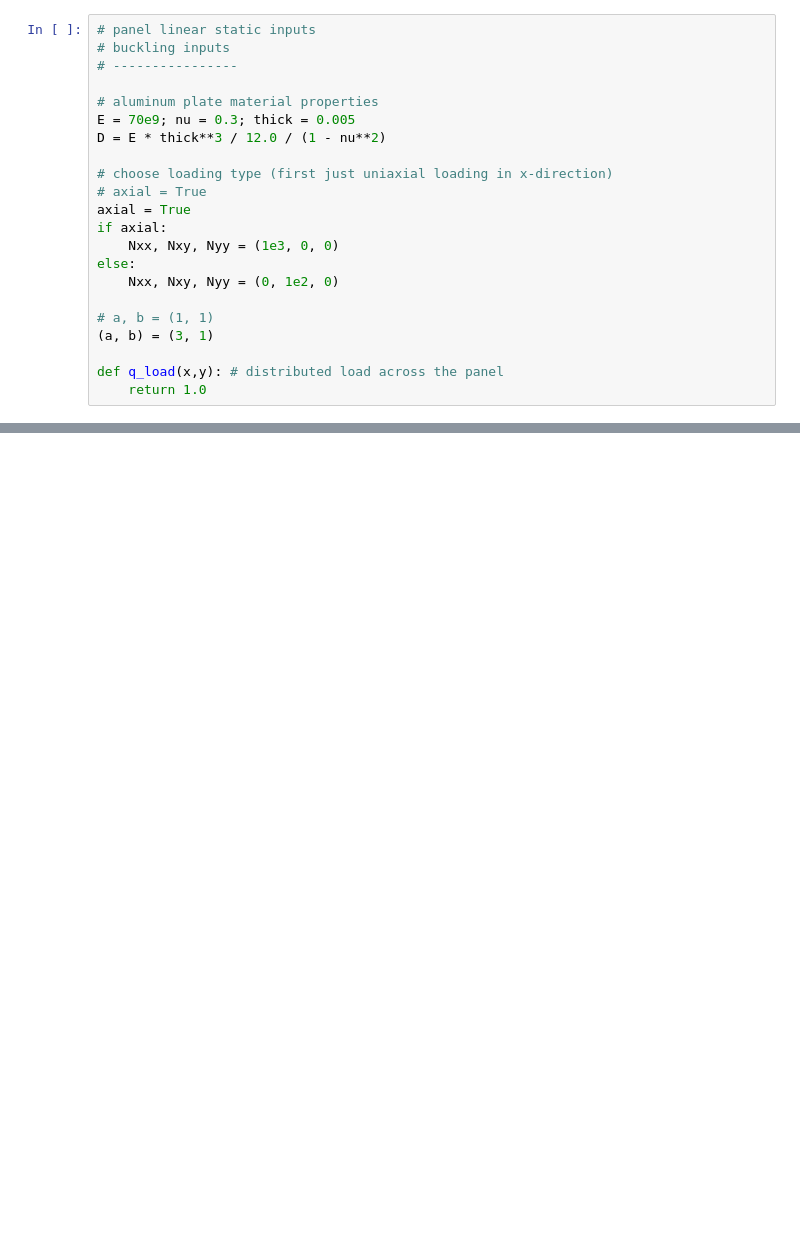
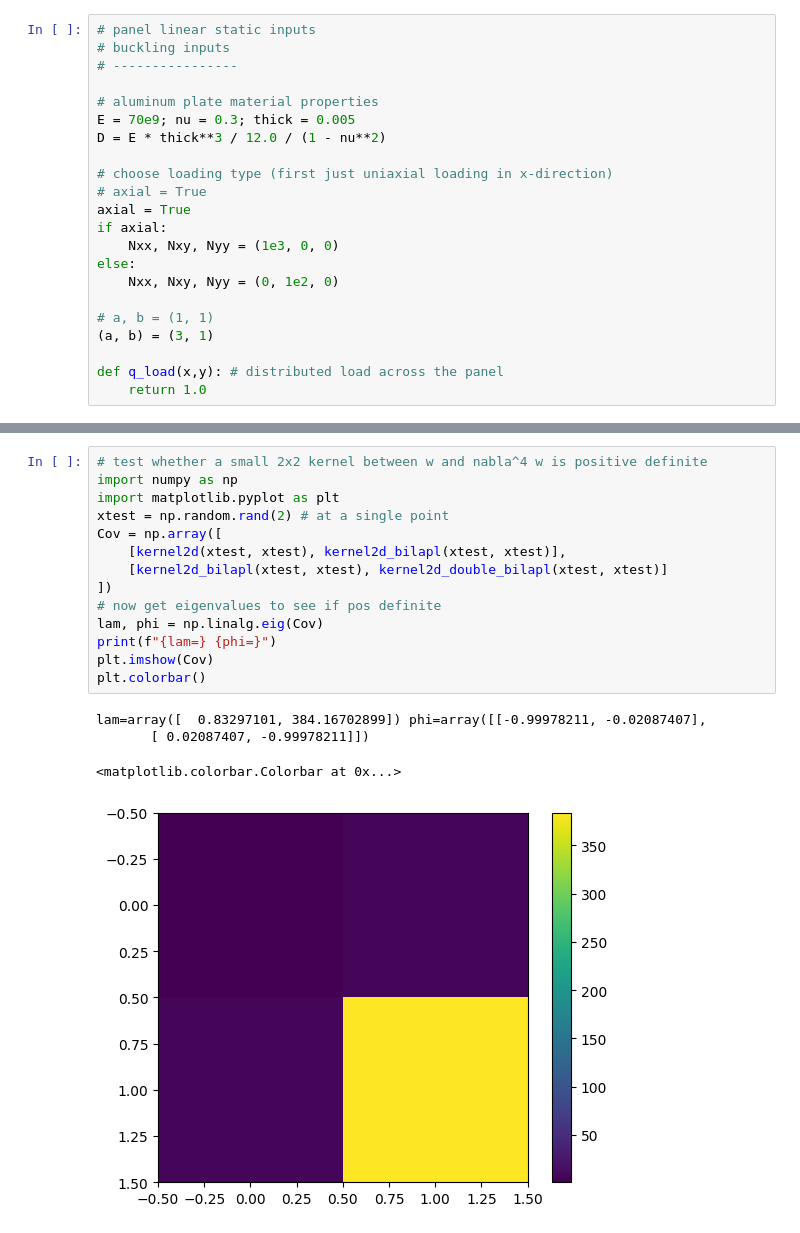
Before and after one commit to sean-engelstad/ml-pde-buckling, a Jupyter notebook: ml-gp/lin-static.ipynb, the cells around one changed output, grey strips where cells are left out. Cells and saved outputs as stored; diff of their text form; blank space fills up the shorter version.

```diff
--- a/ml-gp/lin-static.ipynb
+++ b/ml-gp/lin-static.ipynb
@@ -225,0 +348,19 @@ Kblock = tf.constant(tf.concat([_row1, _row2, _row3], axis=0) + tf.eye(n_block)
+# %%
+# test whether a small 2x2 kernel between w and nabla^4 w is positive definite
+import numpy as np
+import matplotlib.pyplot as plt
+xtest = np.random.rand(2) # at a single point
+Cov = np.array([
+    [kernel2d(xtest, xtest), kernel2d_bilapl(xtest, xtest)],
+    [kernel2d_bilapl(xtest, xtest), kernel2d_double_bilapl(xtest, xtest)]
+])
+# now get eigenvalues to see if pos definite
+lam, phi = np.linalg.eig(Cov)
+print(f"{lam=} {phi=}")
+plt.imshow(Cov)
+plt.colorbar()
+# %% [output]
+lam=array([  0.83297101, 384.16702899]) phi=array([[-0.99978211, -0.02087407],
+       [ 0.02087407, -0.99978211]])
+<matplotlib.colorbar.Colorbar at 0x...>
+[figure, added]
```
Also changed, not shown: parts of 13 cells of this notebook, 1 other file.
